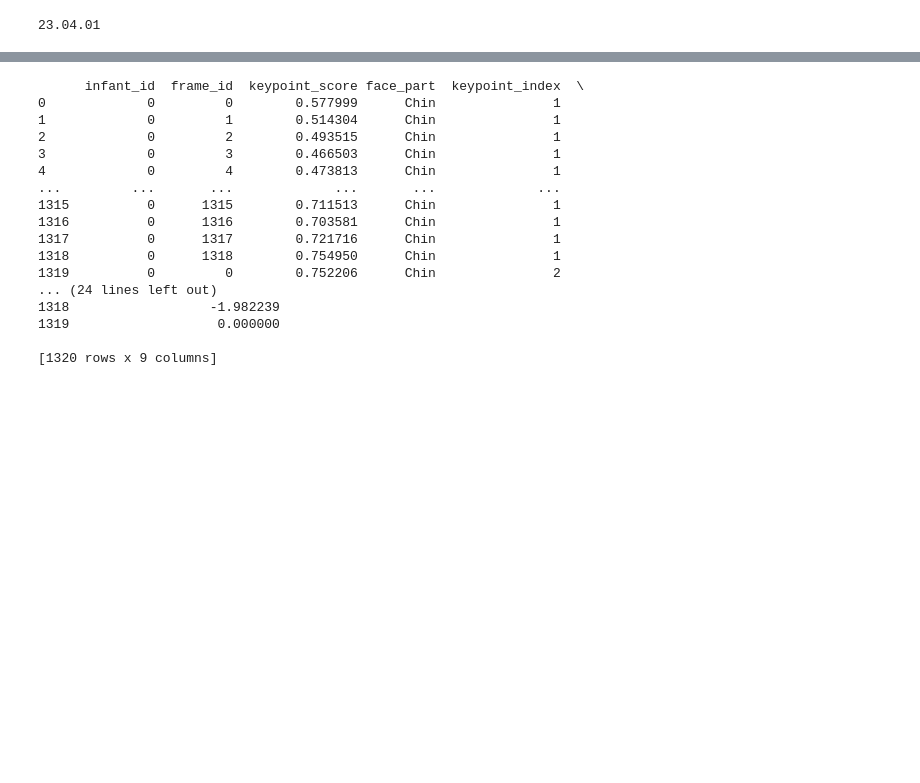
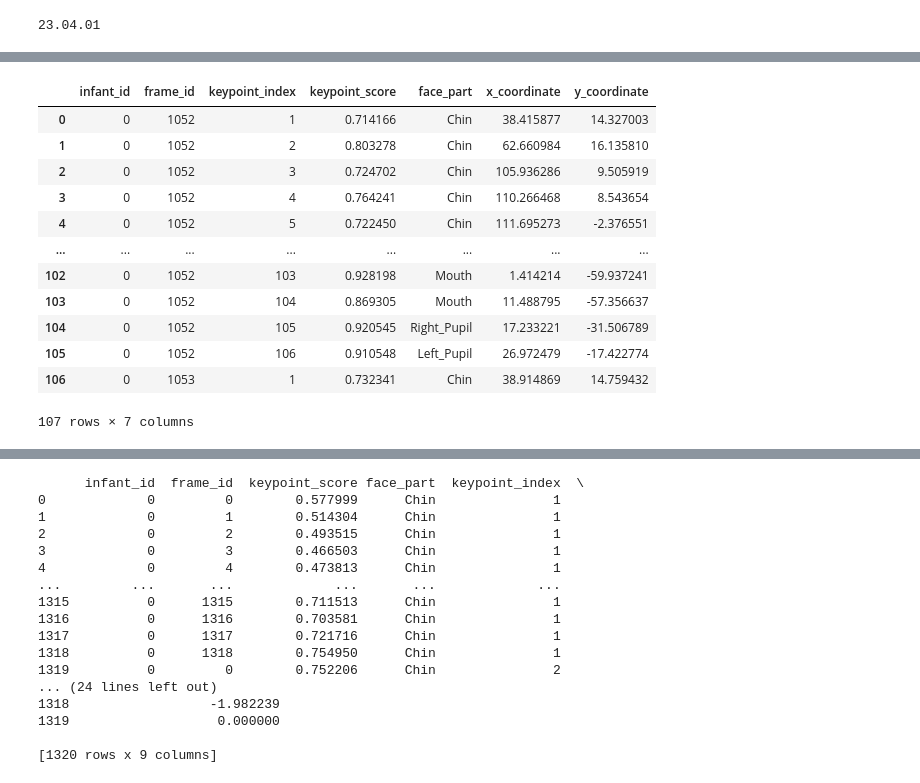
Before and after one commit to quietscientist/wiggle-face, a Jupyter notebook: Data_Inspection_Emotion_Analysis.ipynb, the cells around one changed output, grey strips where cells are left out. Cells and saved outputs as stored; diff of their text form; code cells hidden in the pictures; blank space fills up the shorter version.

```diff
--- a/Data_Inspection_Emotion_Analysis.ipynb
+++ b/Data_Inspection_Emotion_Analysis.ipynb
@@ -190 +190,17 @@ df.head(107)
 107 rows × 7 columns
+# %%
+transformed_df.head(107)
+# %% [output]
+|  | infant_id | frame_id | keypoint_index | keypoint_score | face_part | x_coordinate | y_coordinate |
+| 0 | 0 | 1052 | 1 | 0.714166 | Chin | 38.415877 | 14.327003 |
+| 1 | 0 | 1052 | 2 | 0.803278 | Chin | 62.660984 | 16.135810 |
+| 2 | 0 | 1052 | 3 | 0.724702 | Chin | 105.936286 | 9.505919 |
+| 3 | 0 | 1052 | 4 | 0.764241 | Chin | 110.266468 | 8.543654 |
+| 4 | 0 | 1052 | 5 | 0.722450 | Chin | 111.695273 | -2.376551 |
+| ... | ... | ... | ... | ... | ... | ... | ... |
+| 102 | 0 | 1052 | 103 | 0.928198 | Mouth | 1.414214 | -59.937241 |
+| 103 | 0 | 1052 | 104 | 0.869305 | Mouth | 11.488795 | -57.356637 |
+| 104 | 0 | 1052 | 105 | 0.920545 | Right_Pupil | 17.233221 | -31.506789 |
+| 105 | 0 | 1052 | 106 | 0.910548 | Left_Pupil | 26.972479 | -17.422774 |
+| 106 | 0 | 1053 | 1 | 0.732341 | Chin | 38.914869 | 14.759432 |
+107 rows × 7 columns
```
Also changed, not shown: parts of 13 cells of this notebook, 1 other file.
